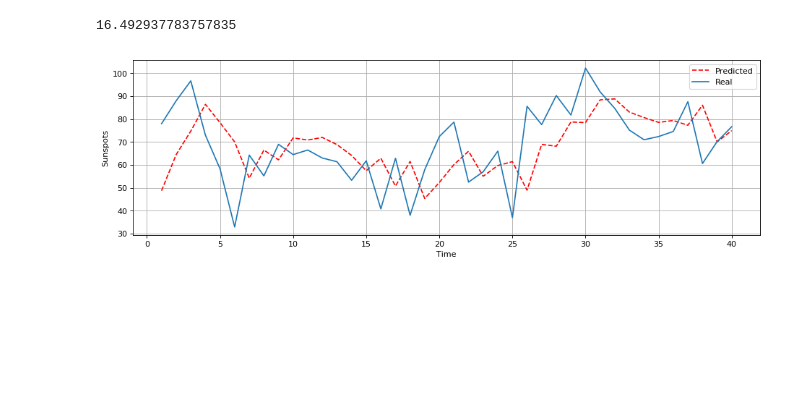
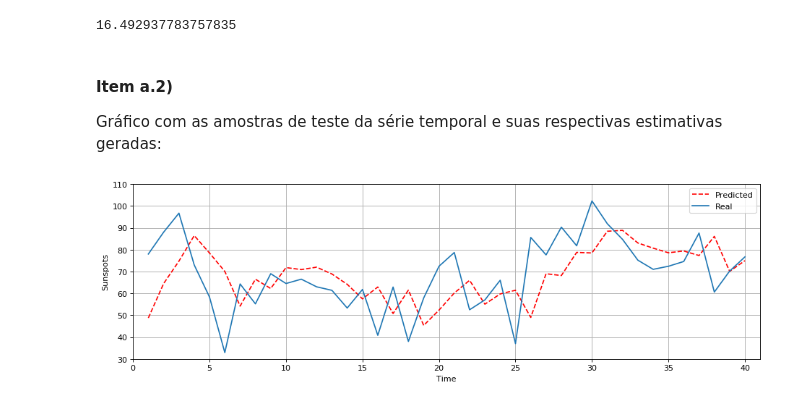
Before and after one commit to SamuelBFG/IA006, a Jupyter notebook: LinearRegression.ipynb, the cells around one changed output. Saved outputs shown, nothing was run; the diff lists cells and outputs as text; code cells hidden in the pictures; blank space fills up the shorter version.

```diff
--- a/LinearRegression.ipynb
+++ b/LinearRegression.ipynb
@@ -174,20 +197,23 @@ error_rmse = np.sqrt(np.mean((labels_test_df.values - y_hat)**2))
 float(error_rmse)
 # %% [output]
 16.492937783757835
+# %% [markdown]
+#### Item a.2)
+
+Gráfico com as amostras de teste da série temporal e suas respectivas estimativas geradas:
 # %%
 %matplotlib inline
 import matplotlib.pyplot as plt
 from matplotlib.pyplot import figure
 figure(num=None, figsize=(14, 4), dpi=80, facecolor='w', edgecolor='k')
-#data_test_df.hist(bins=50, figsize=(20,13))
 x = np.linspace(1, 40,num=40)
 plt.plot(x,y_hat.values,'--r',label='Test')
 plt.plot(x,labels_test_df.values,'-')
 plt.grid(True)
 plt.gca().legend(('Predicted','Real'))
 plt.xlabel('Time')
 plt.ylabel('Sunspots')
-
+plt.axis([0, 41, 30, 110])
 plt.show()
 # %% [output]
-[figure, old version]
+[figure, new version]
```
Also changed, not shown: parts of 39 cells of this notebook.
